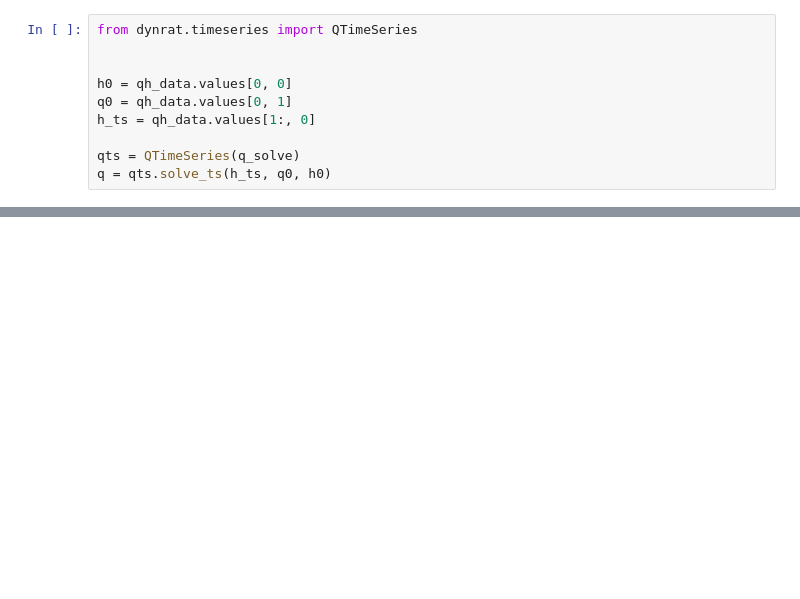
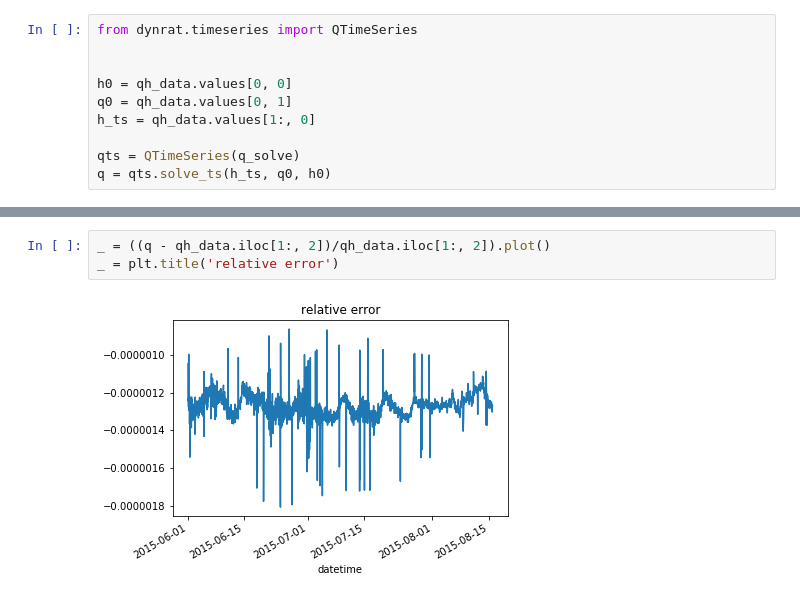
Before and after one commit to mdomanski-usgs/dynrat, a Jupyter notebook: examples/solve time series.ipynb, the cells around one changed output, grey strips where cells are left out. Cells and saved outputs as stored; diff of their text form; blank space fills up the shorter version.

```diff
--- a/examples/solve time series.ipynb
+++ b/examples/solve time series.ipynb
@@ -82,0 +79,5 @@ _ = plt.ylim((0, 25000))
+# %%
+_ = ((q - qh_data.iloc[1:, 2])/qh_data.iloc[1:, 2]).plot()
+_ = plt.title('relative error')
+# %% [output]
+[figure, added]
```
Also changed, not shown: parts of 4 cells of this notebook, 2 other files.
